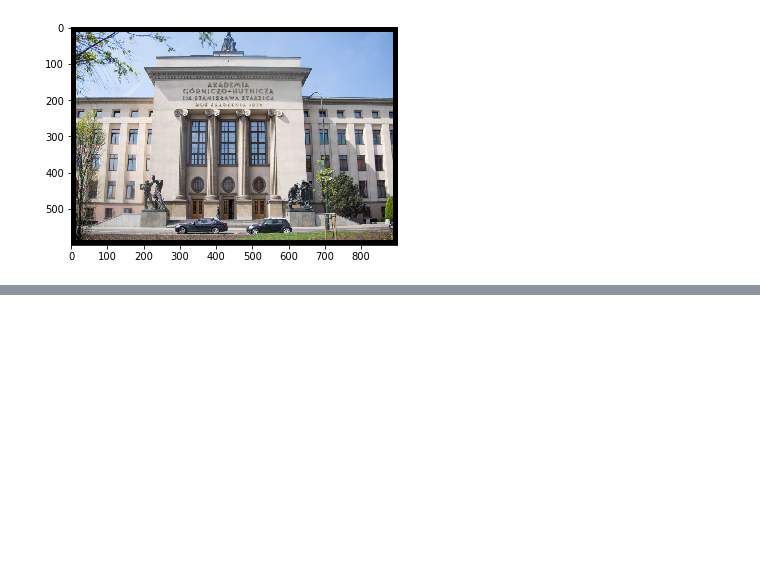
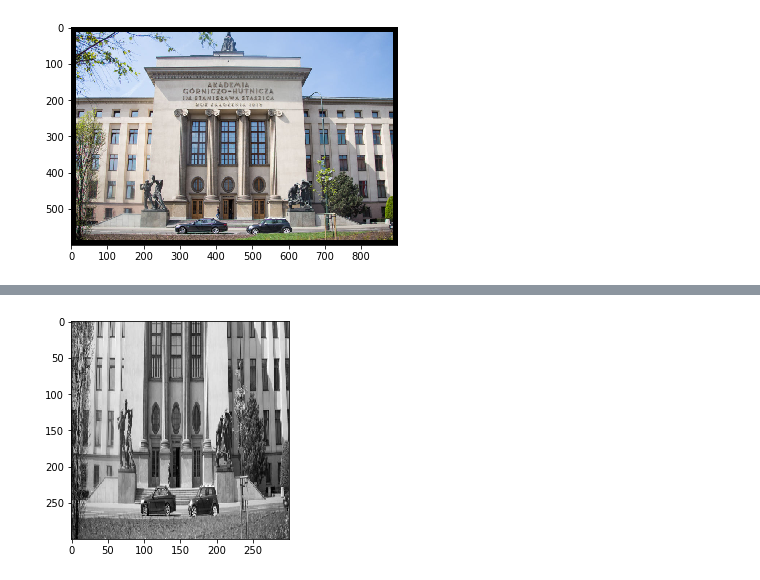
Before and after one commit to xenteros/data-science-training, a Jupyter notebook: opencv/1_introduction.ipynb, the cells around one changed output, grey strips where cells are left out. Drawn from its saved outputs; the diff is of its cells as text; code cells hidden in the pictures; blank space fills up the shorter version.

Commit message:
Add universal imshow function

```diff
--- a/opencv/1_introduction.ipynb
+++ b/opencv/1_introduction.ipynb
@@ -199,0 +205,6 @@ True
+# %%
+def imshow(image):
+    if len(image.shape) == 2 or (len(image.shape) == 3 and image.shape[-1] == 1):
+        plt.imshow(image, cmap='gray')
+    else:
+        plt.imshow(cv2.cvtColor(image, cv2.COLOR_BGR2RGB))
@@ -199,0 +215,4 @@ True
+# %%
+imshow(agh_gray)
+# %% [output]
+[figure, added]
```
Also changed, not shown: parts of 7 cells of this notebook.
